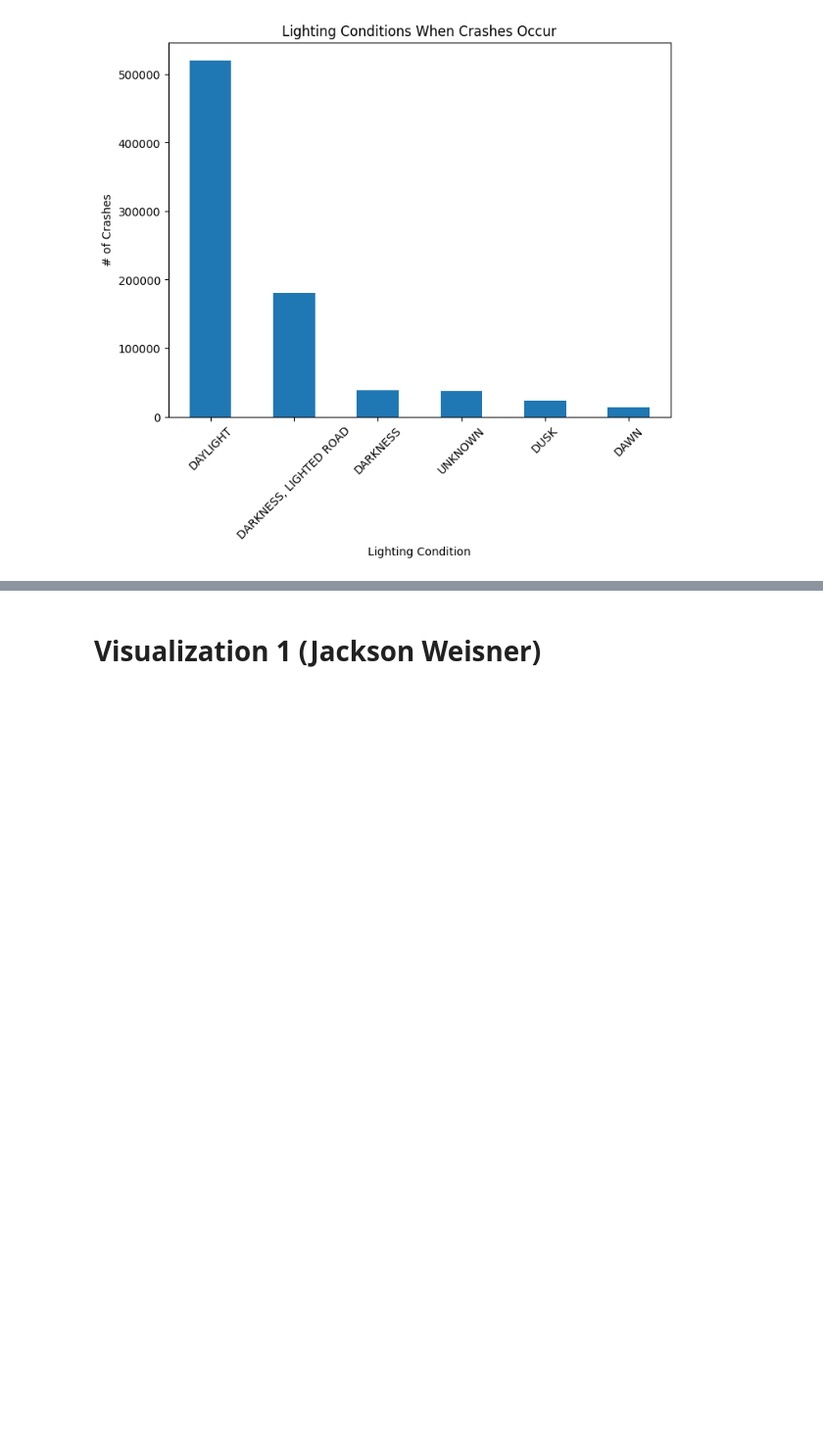
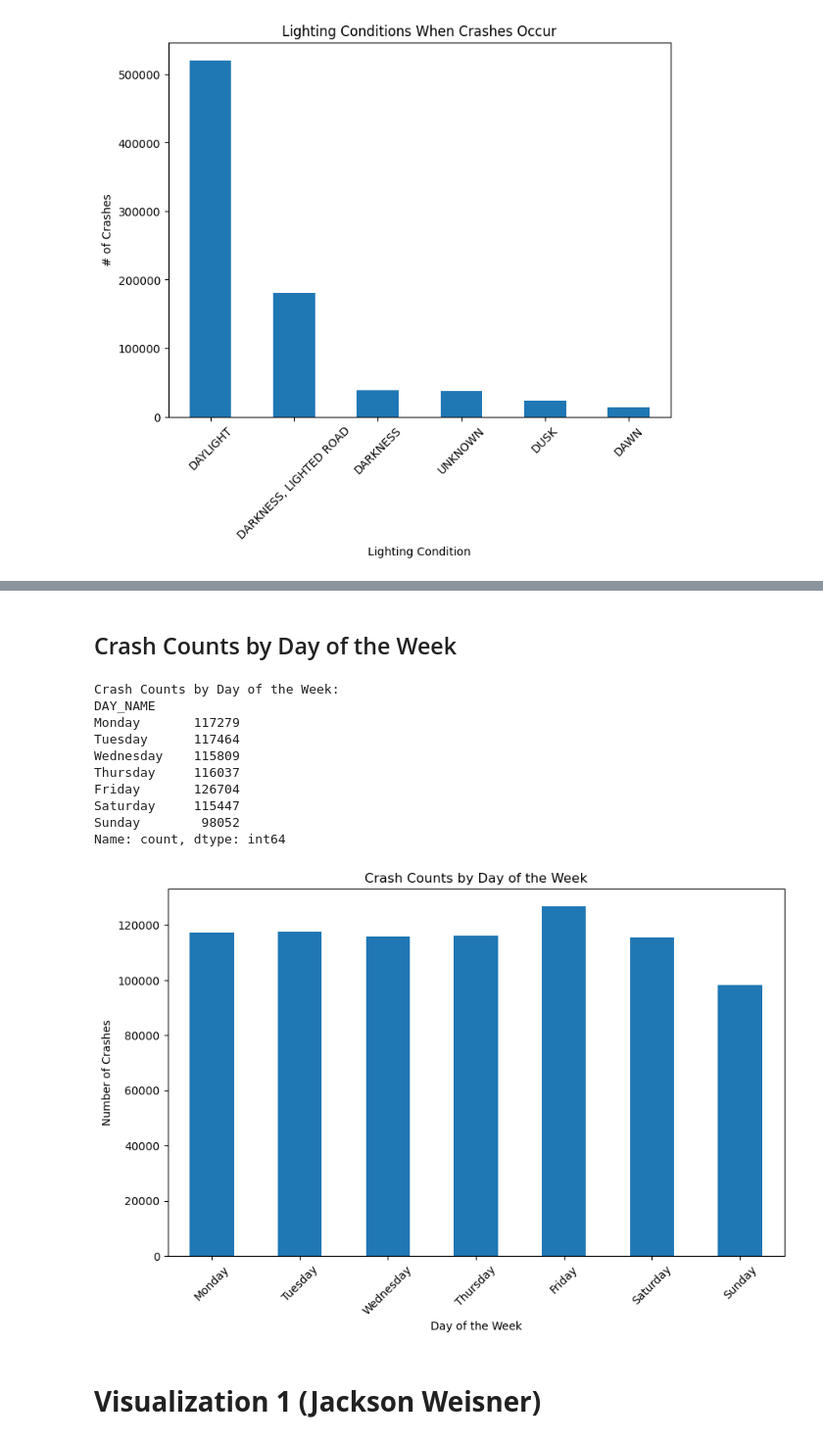
Before and after one commit to jweis4/CS-418-Traffic-Accidents-Analysis-Project, a Jupyter notebook: src/CS-418-Group-16.ipynb, the cells around one changed output, grey strips where cells are left out. Shown: that part at 98% size. Saved outputs shown, nothing was run; the diff lists cells and outputs as text; code cells hidden in the pictures; blank space fills up the shorter version.

```diff
--- a/src/CS-418-Group-16.ipynb
+++ b/src/CS-418-Group-16.ipynb
@@ -277,3 +335,39 @@ plt.xticks(rotation=45)
+# %% [markdown]
+## Crash Counts by Day of the Week
+# %%
+# Extract day of week and hour from 'DATE_POLICE_NOTIFIED'
+crashes_df['DAY_OF_WEEK'] = crashes_df['DATE_POLICE_NOTIFIED'].dt.dayofweek
+crashes_df['HOUR'] = crashes_df['DATE_POLICE_NOTIFIED'].dt.hour
+
+# Map the 'DAY_OF_WEEK' numerical values to day names
+day_names = {0: 'Monday', 1: 'Tuesday', 2: 'Wednesday', 3: 'Thursday', 4: 'Friday', 5: 'Saturday', 6: 'Sunday'}
+crashes_df['DAY_NAME'] = crashes_df['DAY_OF_WEEK'].map(day_names)
+
+# Display crash counts by day name
+dayofweek_counts_named = crashes_df['DAY_NAME'].value_counts().reindex(day_names.values())
+print("Crash Counts by Day of the Week:")
+print(dayofweek_counts_named)
+
+# Visualize crash counts by day of the week with day names
+plt.figure(figsize=(10, 6))
+dayofweek_counts_named.plot(kind='bar')
+plt.title('Crash Counts by Day of the Week')
+plt.xlabel('Day of the Week')
+plt.ylabel('Number of Crashes')
+plt.xticks(rotation=45)
+plt.show()
+# %% [output]
+Crash Counts by Day of the Week:
+DAY_NAME
+Monday       117279
+Tuesday      117464
+Wednesday    115809
+Thursday     116037
+Friday       126704
+Saturday     115447
+Sunday        98052
+Name: count, dtype: int64
+[figure, added]
 # %% [markdown]
 # **Visualization 1 (Jackson Weisner)**
 # %% [markdown]
```
Also changed, not shown: parts of 15 cells of this notebook.
